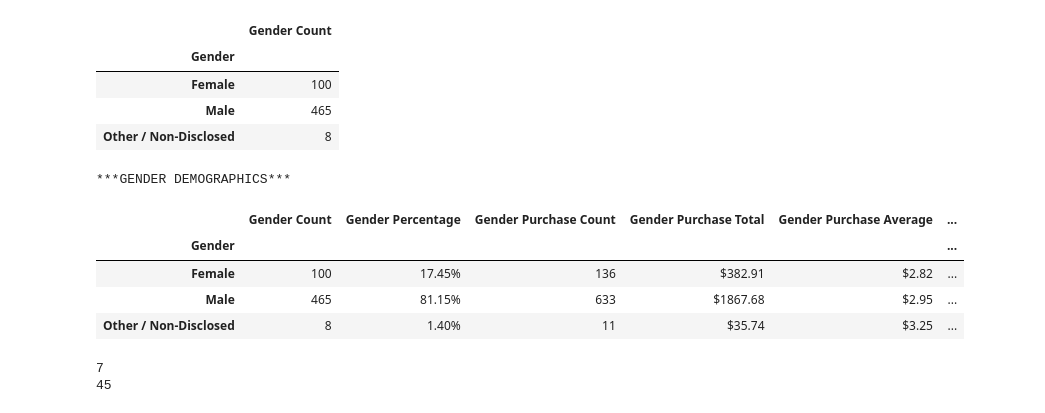
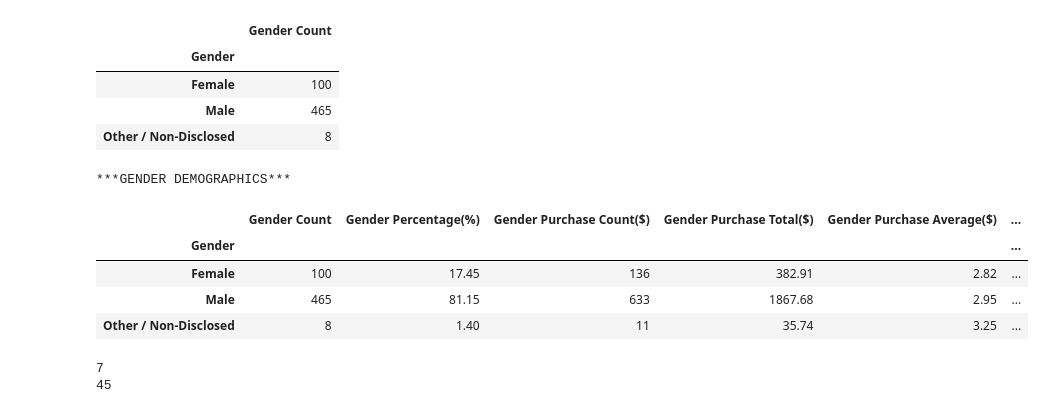
Before and after one commit to gogoshm/PandasChallenge, a Jupyter notebook: HeroesOfPymoli.ipynb, the cells around one changed output. Saved outputs shown, nothing was run; the diff lists cells and outputs as text; code cells hidden in the pictures.

```diff
--- a/HeroesOfPymoli.ipynb
+++ b/HeroesOfPymoli.ipynb
@@ -141,8 +141,7 @@ female_perct = round(100/573*100, 2)
 male_perct = round(465/573*100, 2)
 other_perct = round(8/573*100, 2)
 gender_perct = [female_perct,male_perct,other_perct]
-count_rename["Gender Percentage"] = gender_perct
-count_rename["Gender Percentage"] = count_rename["Gender Percentage"].map("{:.2f}%".format)
+count_rename["Gender Percentage(%)"] = gender_perct
 # %%
 #purchase count, avg purchase, total purchase, normalized totals
 #first make female data table
@@ -185,22 +184,19 @@ gender_avg = [female_avg, male_avg, other_avg]
 gender_normal = [female_normal, male_normal, other_normal]
 # %%
 #Final Gender Analysis
-count_rename["Gender Purchase Count"] = gender_buy
-count_rename["Gender Purchase Total"] = gender_sum
-count_rename["Gender Purchase Total"] = count_rename["Gender Purchase Total"].map("${:.2f}".format)
-count_rename["Gender Purchase Average"] = gender_avg
-count_rename["Gender Purchase Average"] = count_rename["Gender Purchase Average"].map("${:.2f}".format)
-count_rename["Gender Purchase Normalized Total"] = gender_normal
-count_rename["Gender Purchase Normalized Total"] = count_rename["Gender Purchase Normalized Total"].map("${:.2f}".format)
+count_rename["Gender Purchase Count($)"] = gender_buy
+count_rename["Gender Purchase Total($)"] = gender_sum
+count_rename["Gender Purchase Average($)"] = gender_avg
+count_rename["Gender Purchase Normalized Total($)"] = gender_normal
 print("***GENDER DEMOGRAPHICS***")
 count_rename
 # %% [output]
 ***GENDER DEMOGRAPHICS***
-|  | Gender Count | Gender Percentage | Gender Purchase Count | Gender Purchase Total | Gender Purchase Average | ... |
+|  | Gender Count | Gender Percentage(%) | Gender Purchase Count($) | Gender Purchase Total($) | Gender Purchase Average($) | ... |
 | Gender |  |  |  |  |  | ... |
-| Female | 100 | 17.45% | 136 | $382.91 | $2.82 | ... |
-| Male | 465 | 81.15% | 633 | $1867.68 | $2.95 | ... |
-| Other / Non-Disclosed | 8 | 1.40% | 11 | $35.74 | $3.25 | ... |
+| Female | 100 | 17.45 | 136 | 382.91 | 2.82 | ... |
+| Male | 465 | 81.15 | 633 | 1867.68 | 2.95 | ... |
+| Other / Non-Disclosed | 8 | 1.40 | 11 | 35.74 | 3.25 | ... |
 # %%
 #Age Demographics**
 #The below each broken into bins of 4 years (i.e. &lt;10, 10-14, 15-19, etc.)
```
Also changed, not shown: parts of 10 cells of this notebook.
